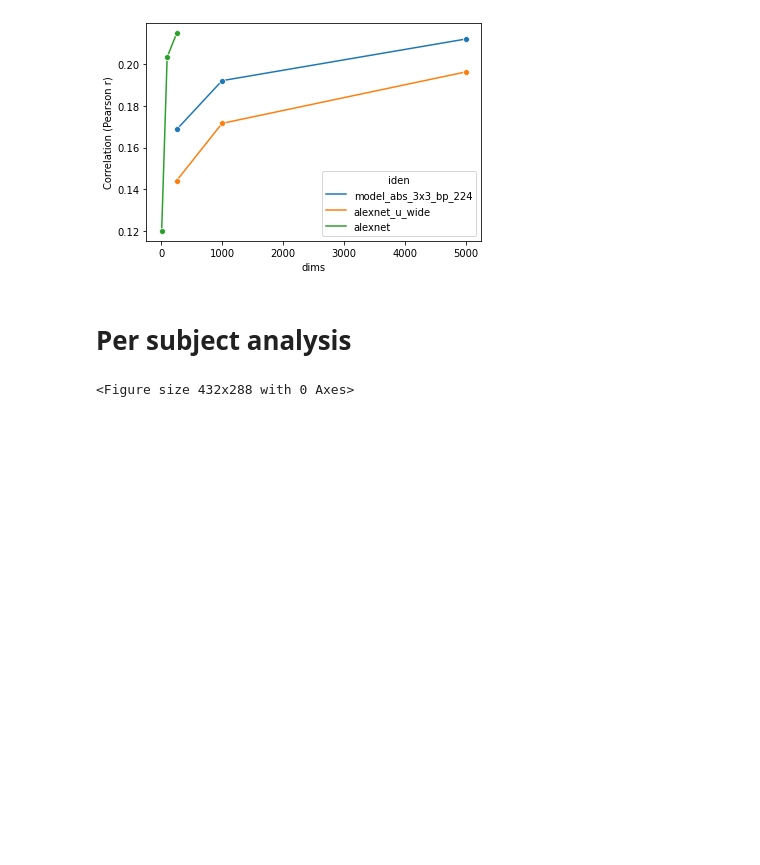
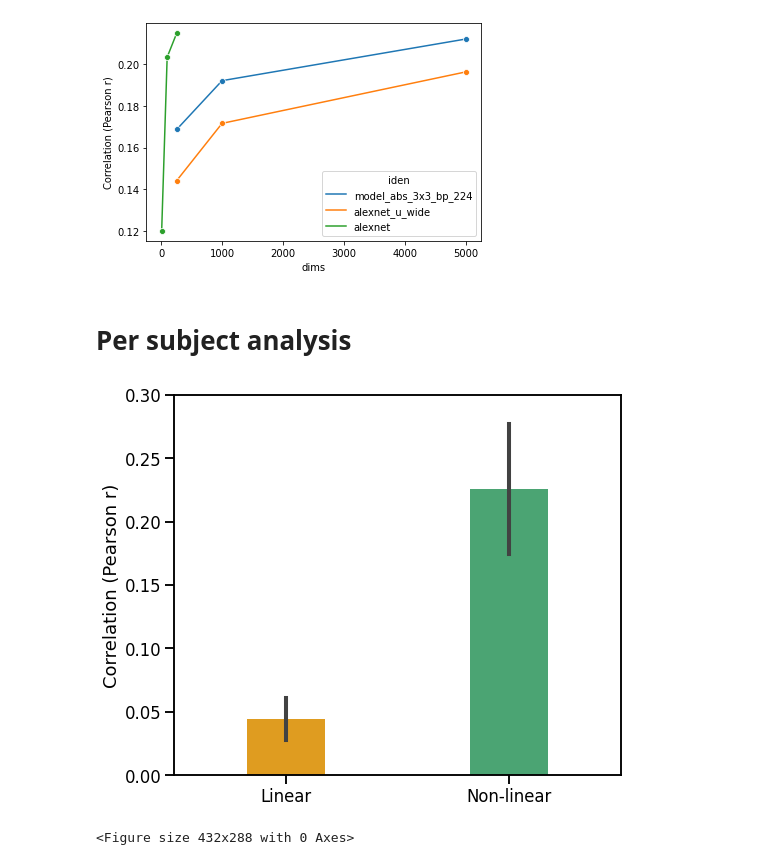
Before and after one commit to akazemian/untrained_models_of_visual_cortex, a Jupyter notebook: plots/plot_encoding_performance.ipynb, the cells around one changed output. Drawn from its saved outputs; the diff is of its cells as text; code cells hidden in the pictures; blank space fills up the shorter version.

```diff
--- a/plots/plot_encoding_performance.ipynb
+++ b/plots/plot_encoding_performance.ipynb
@@ -1448,6 +1762,61 @@ plot_data_means_vs_features(data_dict, dataset, region, mode, file_name = 'rando
 [figure]
 # %% [markdown]
 # Per subject analysis
+# %%
+dataset = 'naturalscenes'
+regions = ['V4']
+#regions = ['general']
+# dataset = 'majajhong'
+# regions = ['V4']
+
+mode = 'test'
+MAX_POOL = True
+
+dataset = 'naturalscenes'
+regions = ['V4']
+mode = 'test'
+MAX_POOL = True
+
+baseline_dict = {
+    'model 3x3 bp 224 ap 10000 filters':{
+                'iden':'model_3x3_bp_224_ap',
+                #'model':EngModel3LAbsBPAP(filters_3 = 1000, global_mp = MAX_POOL).Build(),
+                'layers': ['last'],
+                'preprocess':Preprocess(im_size=224).PreprocessGS,
+                'num_layers':3,
+                'num_features':10000,
+                'dim_reduction_type':None,
+                'max_pool':MAX_POOL,
+                'n_dims': None,
+                'alphas': 'model_3x3_bp_224_ap_mp'},
+
+
+    'model abs 3x3 bp 224 ap 10000 filters':{
+                'iden':'model_abs_3x3_bp_224_ap',
+                #'model':EngModel3LAbsBPAP(filters_3 = 1000, global_mp = MAX_POOL).Build(),
+                'layers': ['last'],
+                'preprocess':Preprocess(im_size=224).PreprocessGS,
+                'num_layers':3,
+                'num_features':10000,
+                'dim_reduction_type':None,
+                'max_pool':MAX_POOL,
+                'n_dims': None,
+                'alphas': 'model_abs_3x3_bp_224_ap_mp'},
+
+}
+
+
+name_dict =  {'model_3x3_bp_224_ap':'Linear',
+             'model_abs_3x3_bp_224_ap':'Non-linear'}
+
+baseline_palette = {'Non-linear':'mediumseagreen',
+           'Linear':'orange'}
+plt.clf()
+plot_baselines(dataset, regions, mode,  aspect = 0.5, height =6.5, show_legend= False, ylim = (0.0, 0.3),
+                                params= (8,7), baseline_dict = baseline_dict, baseline_palette = baseline_palette,
+                                name_dict= name_dict, file_name = 'linear vs non linear')
+# %% [output]
+[figure, added]
 # %%
 dataset = 'naturalscenes'
 regions = ['V4']
```
Also changed, not shown: parts of 9 cells of this notebook, 10 other files.
